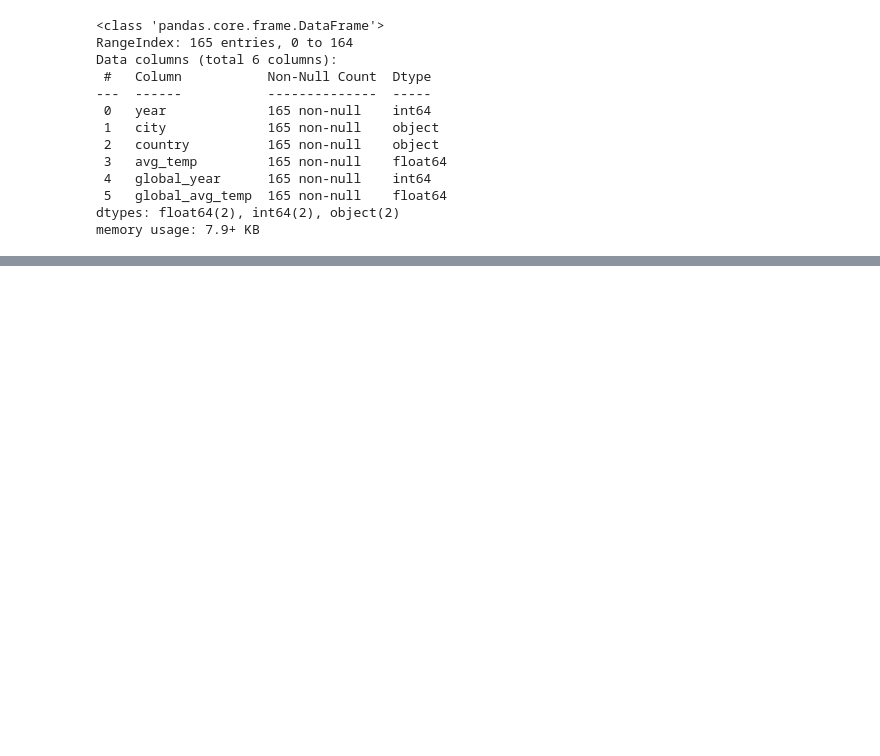
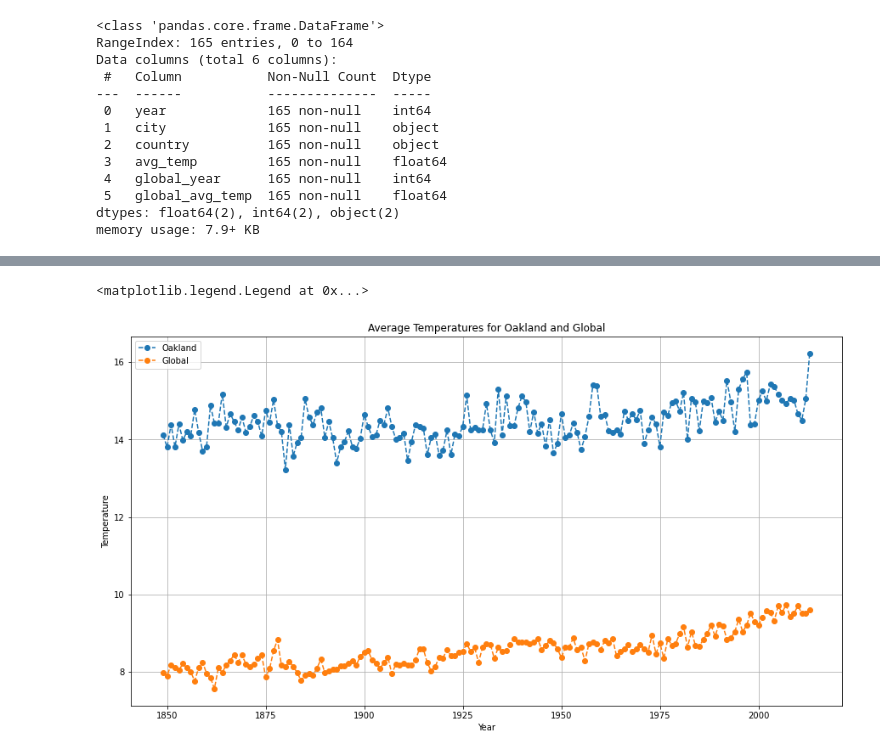
Before and after one commit to alf808/getting-hotter, a Jupyter notebook: oakland_vs_world.ipynb, the cells around one changed output, grey strips where cells are left out. Drawn from its saved outputs; the diff is of its cells as text; code cells hidden in the pictures; blank space fills up the shorter version.

```diff
--- a/oakland_vs_world.ipynb
+++ b/oakland_vs_world.ipynb
@@ -35,0 +135,13 @@ memory usage: 7.9+ KB
+# %%
+data.index = data['year']
+plt.figure(figsize=[15,8])
+plt.grid(True)
+plt.title('Average Temperatures for Oakland and Global')
+plt.xlabel('Year')
+plt.ylabel('Temperature')
+plt.plot(data['avg_temp'], label = 'Oakland', linestyle='dashed', marker='o')
+plt.plot(data['global_avg_temp'], label = 'Global', linestyle='dashed', marker='o')
+plt.legend(loc=2) # upper left hand corner
+# %% [output]
+<matplotlib.legend.Legend at 0x...>
+[figure, added]
```
Also changed, not shown: parts of 12 cells of this notebook, 2 other files.
